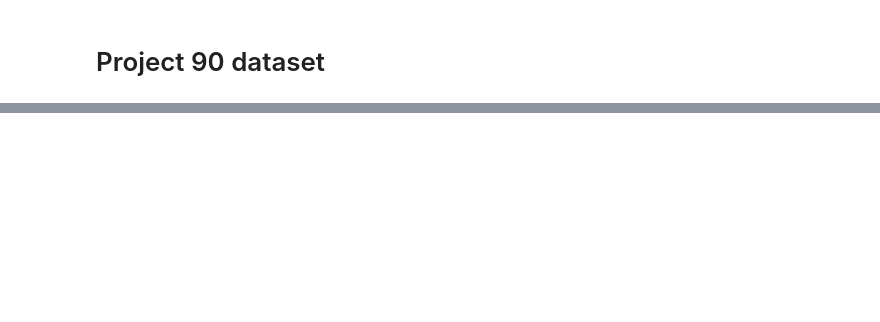
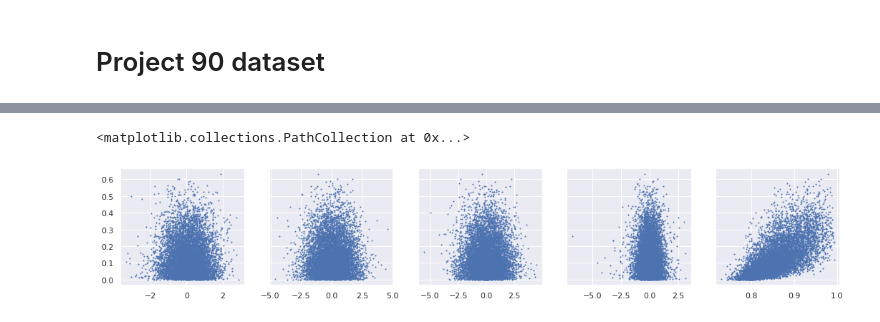
Before and after one commit to lucasmoschen/rds-bayesian-analysis-tcc, a Jupyter notebook: notebooks_book/project_90.ipynb, the cells around one changed output, grey strips where cells are left out. Saved outputs shown, nothing was run; the diff lists cells and outputs as text; code cells hidden in the pictures; blank space fills up the shorter version.

```diff
--- a/notebooks_book/project_90.ipynb
+++ b/notebooks_book/project_90.ipynb
@@ -34,0 +243,16 @@ plt.show()
+# %%
+n_samples = 500
+gen_graph = GenerateData()
+
+seeds = []
+while len(seeds) < 10:
+    i = np.random.choice(subgraph.nodes)
+    if (subgraph.nodes[i]['data'])['disabled'].iloc[0] == 1:
+        seeds.append(i)
+seeds = np.array(seeds)
+
+rds_sample = gen_graph.RDS_generator(graph = subgraph, seed=2000,
+                                     n_seeds=10, sample_size = n_samples,
+                                     probs = [1/3,1/6,1/6,1/3], R=0, seeds=seeds)
+rds_sample.remove_nodes_from(list(nx.isolates(rds_sample)))
+rds_data = df.loc[list(rds_sample.nodes)]
@@ -34,0 +288,6 @@ plt.show()
+# %%
+%%time
+fit_imperfect_rds = rds_model.sampling(data=data, warmup=2000,
+                                       iter=4000, pars=('prev', 'sens', 'spec', 'effects', 'tau', 'rho', 'omega'),
+                                       control={'max_treedepth': 11})
+summary = az.summary(fit_imperfect_rds)
@@ -34,0 +297,16 @@ plt.show()
+# %%
+fig, ax = plt.subplots(1,5, figsize=(18,3), sharey=True)
+
+prev_posterior = fit_imperfect_rds.extract()['prev']
+omega_posterior = fit_imperfect_rds.extract()['omega']
+
+s=1
+ax[0].scatter(omega_posterior[:, 0], prev_posterior, s=s)
+ax[1].scatter(omega_posterior[:, 31], prev_posterior, s=s)
+ax[2].scatter(omega_posterior[:, 100], prev_posterior, s=s)
+ax[3].scatter(omega_posterior[:, 367], prev_posterior, s=s)
+#ax[4].scatter(omega_posterior[:, 478], prev_posterior, s=s)
+ax[4].scatter(fit_imperfect_rds.extract()['spec'], prev_posterior, s=s)
+# %% [output]
+<matplotlib.collections.PathCollection at 0x...>
+[figure, added]
```
Also changed, not shown: parts of 19 cells of this notebook, 9 other files.
